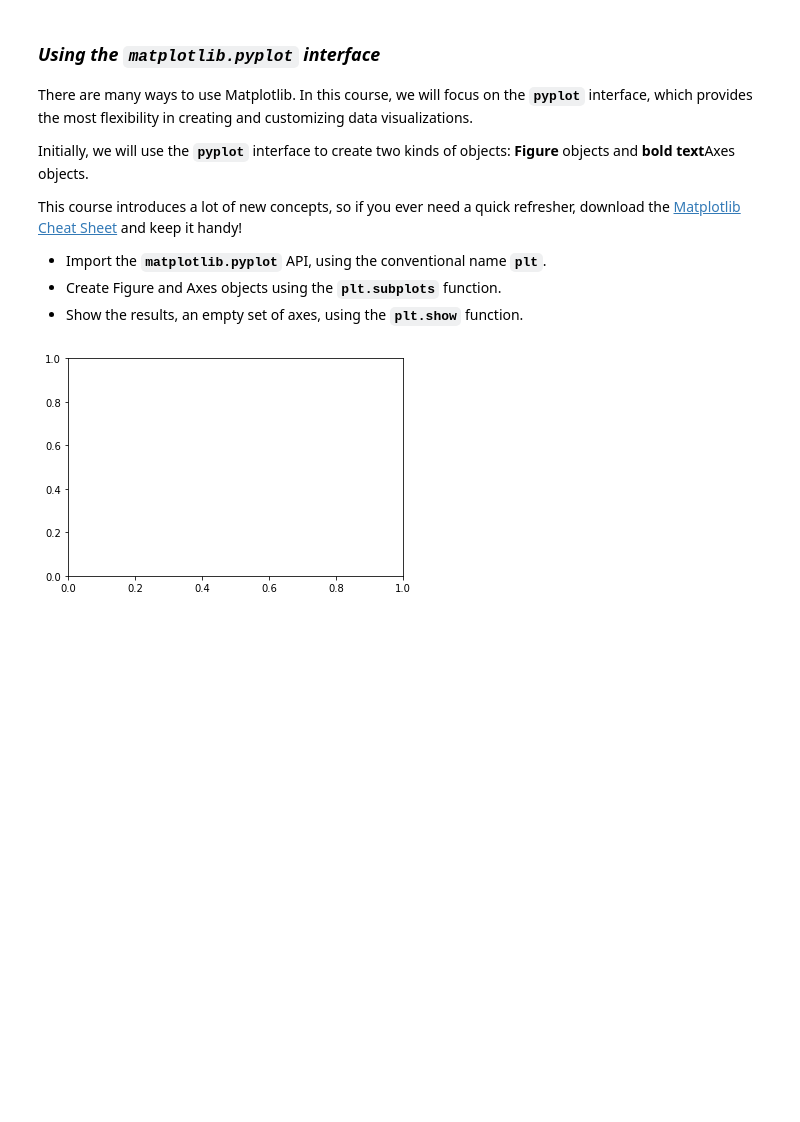
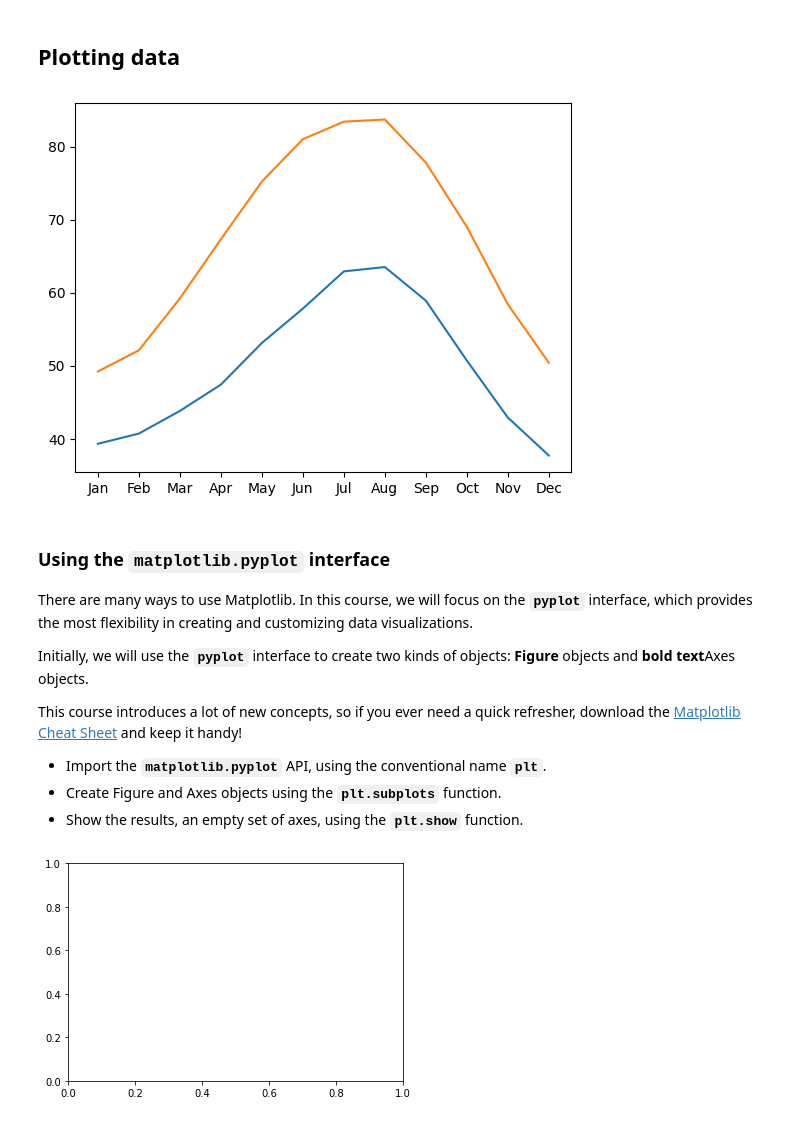
Before and after one commit to armeros/DC_Visual_Matplotlib, a Jupyter notebook: matplotlib.ipynb, the cells around one changed output. Saved outputs shown, nothing was run; the diff lists cells and outputs as text; code cells hidden in the pictures; blank space fills up the shorter version.

```diff
--- a/matplotlib.ipynb
+++ b/matplotlib.ipynb
@@ -1,5 +43,14 @@
+# %% [markdown]
+## **Plotting data**
+# %%
+fig, ax = plt.subplots()
+ax.plot(df['MONTH'], df['MLY-TAVG-NORMAL'])
+ax.plot(df2['MONTH'], df2['MLY-TAVG-NORMAL'])
+plt.show()
+# %% [output]
+[figure, added]
 # %% [markdown]
-### ***Using the **`matplotlib.pyplot`** interface***
+### Using the **`matplotlib.pyplot`** interface
 
 There are many ways to use Matplotlib. In this course, we will focus on the **`pyplot`** interface, which provides the most flexibility in creating and customizing data visualizations.
 
```
Also changed, not shown: parts of 44 cells of this notebook.
